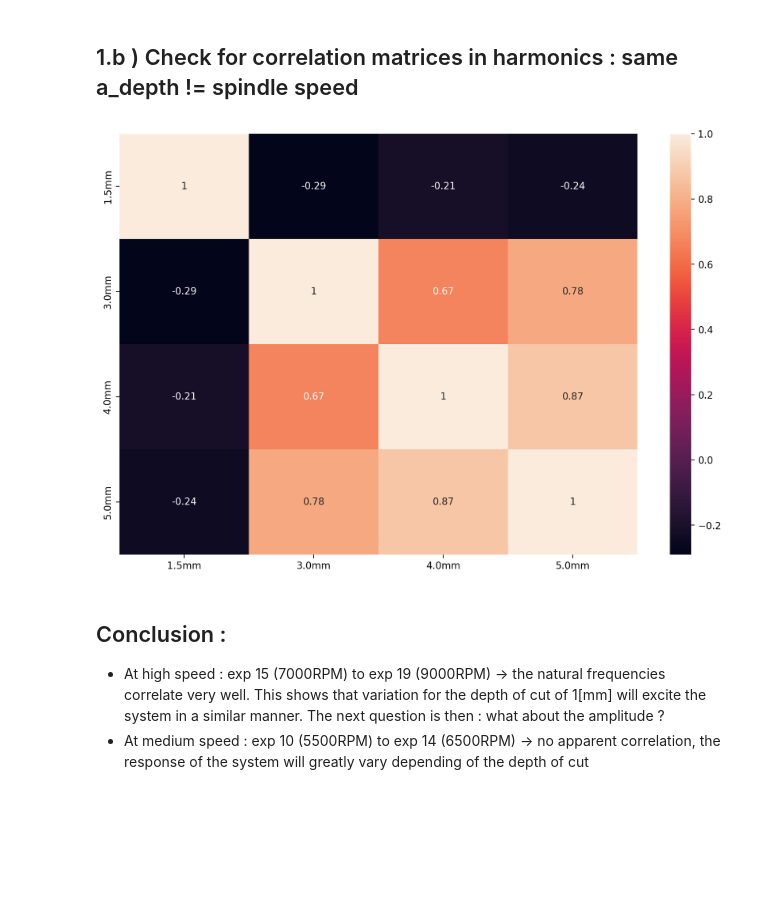
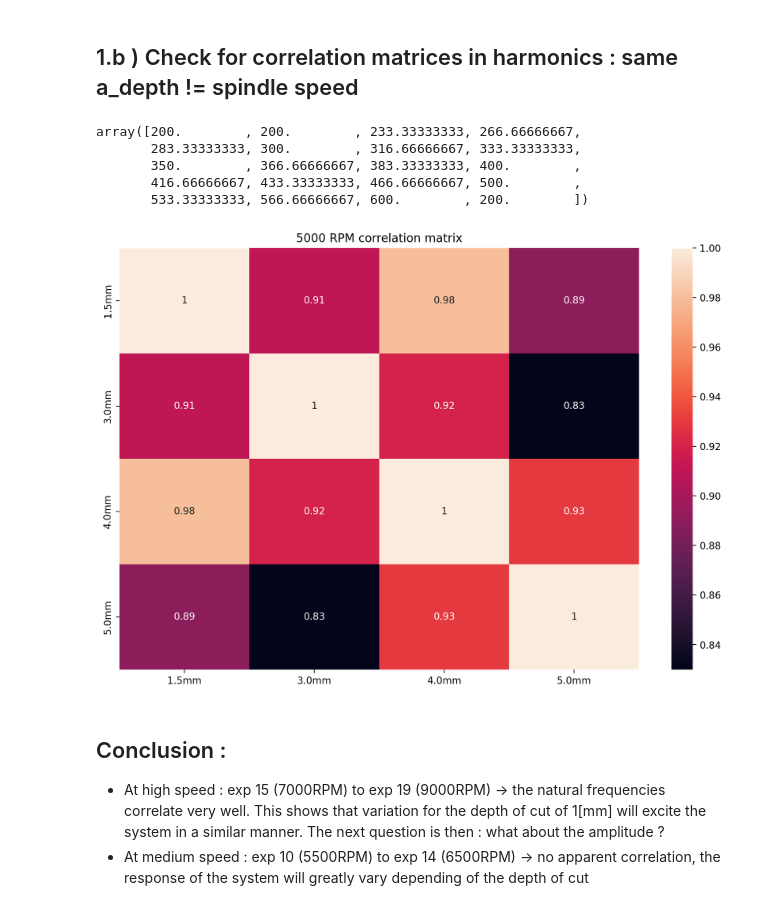
Before and after one commit to Carbone96/Vibrations, a Jupyter notebook: Data insight (Vibrations).ipynb, the cells around one changed output. Drawn from its saved outputs; the diff is of its cells as text; code cells hidden in the pictures; blank space fills up the shorter version.

```diff
--- a/Data insight (Vibrations).ipynb
+++ b/Data insight (Vibrations).ipynb
@@ -112,7 +137,7 @@ df_a4= df_maker(file_a4)
 df_a5 = df_maker(file_a5)
 # %%
 # List of RPM sorted by experiment number
-RPM = [3000,
+RPM = np.array([3000,
  3000,
  3500,
  4000,
@@ -131,7 +156,16 @@ RPM = [3000,
  8000,
  8500,
  9000,
- 3000]
+ 3000])
+
+freq_tool_pass = RPM/60 * 4
+freq_tool_pass
+# %% [output]
+array([200.        , 200.        , 233.33333333, 266.66666667,
+       283.33333333, 300.        , 316.66666667, 333.33333333,
+       350.        , 366.66666667, 383.33333333, 400.        ,
+       416.66666667, 433.33333333, 466.66666667, 500.        ,
+       533.33333333, 566.66666667, 600.        , 200.        ])
 # %%
 iter = 0
 data_dic = {}
@@ -147,35 +181,39 @@ for i in df_a3.columns: # run on column names
 
 # Create a correlation matrix for each of the experiment number -> corr mat. per RPM
 
 
 # Choose 1 experiment and plot the corresponding heat map for the correlation matrix
 
-exp_list = data_dic['exp20']
+exp_list = data_dic['exp8']
 
 min_list = exp_list[0]
 for i in range(len(exp_list)-1):
     if len(min_list) > len(exp_list[i+1]):
         min_list = exp_list[i+1]
 
 for i in range(len(exp_list)):
     exp_list[i] = exp_list[i][0:len(min_list)]
 
 
 data = {'1.5mm' : exp_list[0],
         '3.0mm' : exp_list[1],
         '4.0mm' : exp_list[2],
         '5.0mm' : exp_list[3]}
 df = pd.DataFrame.from_dict(data)
 matrix = df.corr().round(2)
 # plot the resuls
 sns.heatmap(matrix, annot=True)
 # Make the plot larger
 plt.rcParams['figure.figsize'] = [12, 8]
 plt.rcParams['figure.dpi'] = 200 # 200 e.g. is really fine, but slower
+
+plt.title('5000 RPM correlation matrix')
+
 # Show the plot
+plt.savefig('5000RPM-corr.png')
 plt.show()
 # %% [output]
-[figure, old version]
+[figure, new version]
 # %% [markdown]
 ## Conclusion :
 
```
Also changed, not shown: parts of 8 cells of this notebook.
